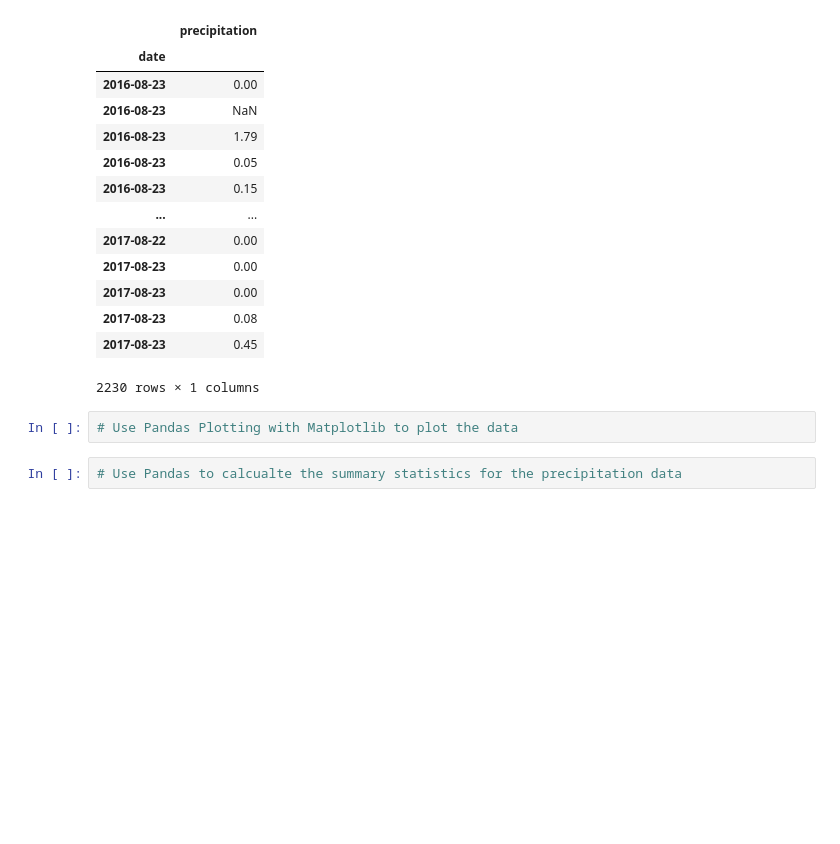
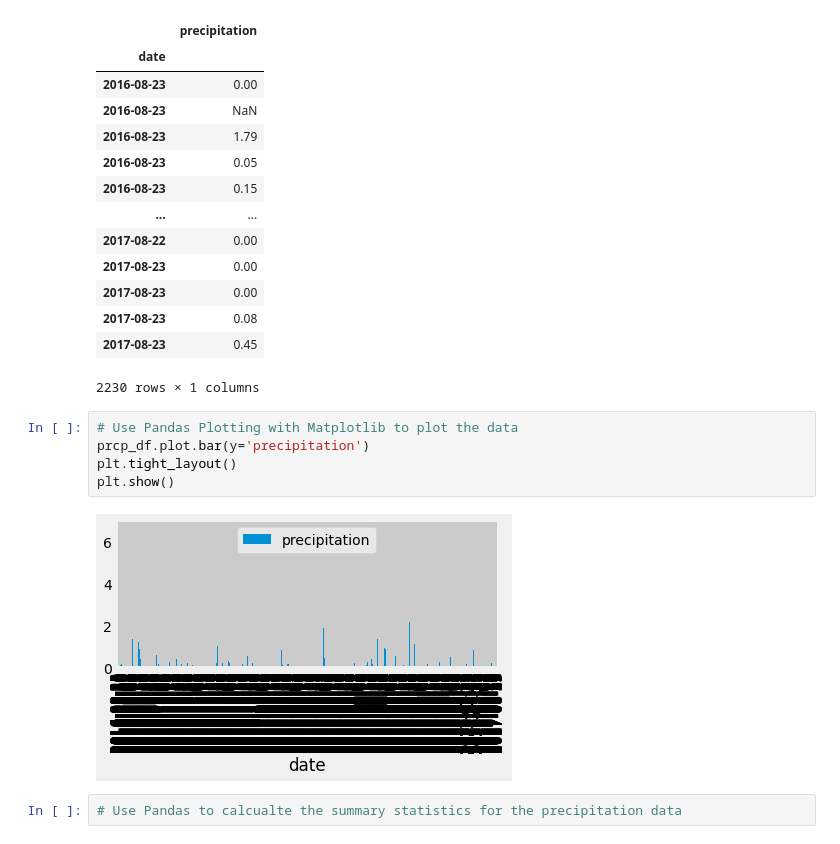
Before and after one commit to jeosqueri/Climate-Analysis, a Jupyter notebook: climate_analysis.ipynb, the cells around one changed output. Cells and saved outputs as stored; diff of their text form; blank space fills up the shorter version.

Commit message:
got code for generating precipitation bar chart

```diff
--- a/climate_analysis.ipynb
+++ b/climate_analysis.ipynb
@@ -122,6 +122,11 @@ prcp_df
 2230 rows × 1 columns
 # %%
 # Use Pandas Plotting with Matplotlib to plot the data
+prcp_df.plot.bar(y='precipitation')
+plt.tight_layout()
+plt.show()
+# %% [output]
+[figure, added]
 # %%
 # Use Pandas to calcualte the summary statistics for the precipitation data
 # %%
```
